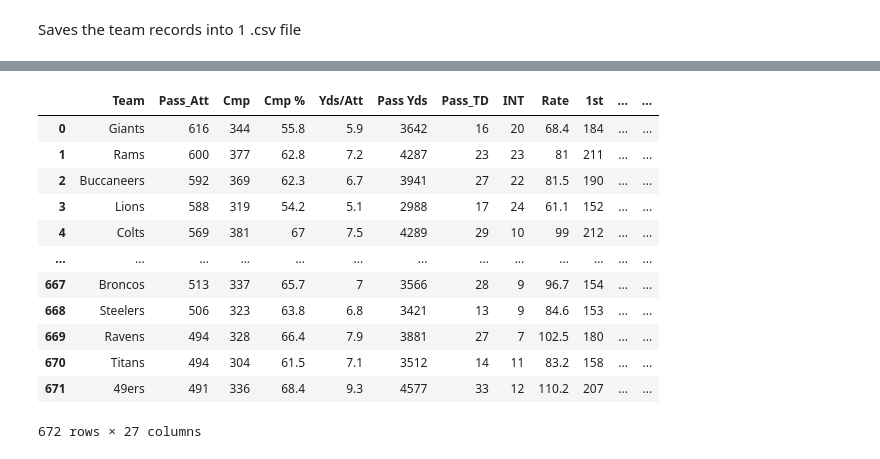
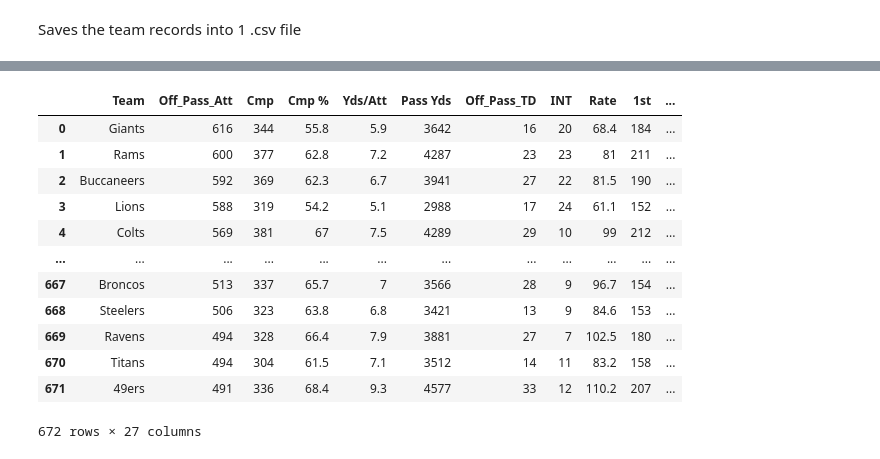
Before and after one commit to rajc90/NFL_TEAM_DATA, a Jupyter notebook: NFL_Data_Scraper.ipynb, the cells around one changed output, grey strips where cells are left out. Cells and saved outputs as stored; diff of their text form; code cells hidden in the pictures.

```diff
--- a/NFL_Data_Scraper.ipynb
+++ b/NFL_Data_Scraper.ipynb
@@ -67,0 +65,4 @@ team_records.head(2)
+# %%
+team_records['Superbowl?'] = False
+team_records.loc[(team_records['Playoffs?']) & (team_records['Losses_y'] == 0.0), 'Superbowl?'] = True
+team_records.head(5)
@@ -172,0 +189,10 @@ defense_stats
+# %%
+new_columns = {}
+for column in defense_stats.columns:
+    if column.endswith('_x'):
+        new_columns[column] = f"Def_Passing_{column.replace('_x', '')}"
+    elif column.endswith('_y') and column != 'INT_y':
+        new_columns[column] = f"Def_{column.replace('_y', '')}"
+    else:
+        new_columns[column] = f"Def_{column}"
+defense_stats.rename(columns = new_columns, inplace=True)
@@ -179,27 +232,29 @@ off_rushing_data = offense_data_dict['Rushing']
 # %%
 offensive_stats = pd.merge(off_passing_data, off_rushing_data, how='left',
                            on=["Team", "Year"])
 new_columns = {}
 for column in offensive_stats.columns:
     if column.endswith('_x'):
-        new_columns[column] = f"Pass_{column.replace('_x', '')}"
+        new_columns[column] = f"Off_Pass_{column.replace('_x', '')}"
     elif column.endswith('_y'):
-        new_columns[column] = f"Rush_{column.replace('_y', '')}"
+        new_columns[column] = f"Off_Rush_{column.replace('_y', '')}"
+    else:
+        new_columns[column] = f"Off_{column}"
 offensive_stats.rename(columns = new_columns, inplace=True)
 offensive_stats
 # %% [output]
-|  | Team | Pass_Att | Cmp | Cmp % | Yds/Att | Pass Yds | Pass_TD | INT | Rate | 1st | ... | ... |
-| 0 | Giants | 616 | 344 | 55.8 | 5.9 | 3642 | 16 | 20 | 68.4 | 184 | ... | ... |
-| 1 | Rams | 600 | 377 | 62.8 | 7.2 | 4287 | 23 | 23 | 81 | 211 | ... | ... |
-| 2 | Buccaneers | 592 | 369 | 62.3 | 6.7 | 3941 | 27 | 22 | 81.5 | 190 | ... | ... |
-| 3 | Lions | 588 | 319 | 54.2 | 5.1 | 2988 | 17 | 24 | 61.1 | 152 | ... | ... |
-| 4 | Colts | 569 | 381 | 67 | 7.5 | 4289 | 29 | 10 | 99 | 212 | ... | ... |
-| ... | ... | ... | ... | ... | ... | ... | ... | ... | ... | ... | ... | ... |
-| 667 | Broncos | 513 | 337 | 65.7 | 7 | 3566 | 28 | 9 | 96.7 | 154 | ... | ... |
-| 668 | Steelers | 506 | 323 | 63.8 | 6.8 | 3421 | 13 | 9 | 84.6 | 153 | ... | ... |
-| 669 | Ravens | 494 | 328 | 66.4 | 7.9 | 3881 | 27 | 7 | 102.5 | 180 | ... | ... |
-| 670 | Titans | 494 | 304 | 61.5 | 7.1 | 3512 | 14 | 11 | 83.2 | 158 | ... | ... |
-| 671 | 49ers | 491 | 336 | 68.4 | 9.3 | 4577 | 33 | 12 | 110.2 | 207 | ... | ... |
+|  | Team | Off_Pass_Att | Cmp | Cmp % | Yds/Att | Pass Yds | Off_Pass_TD | INT | Rate | 1st | ... |
+| 0 | Giants | 616 | 344 | 55.8 | 5.9 | 3642 | 16 | 20 | 68.4 | 184 | ... |
+| 1 | Rams | 600 | 377 | 62.8 | 7.2 | 4287 | 23 | 23 | 81 | 211 | ... |
+| 2 | Buccaneers | 592 | 369 | 62.3 | 6.7 | 3941 | 27 | 22 | 81.5 | 190 | ... |
+| 3 | Lions | 588 | 319 | 54.2 | 5.1 | 2988 | 17 | 24 | 61.1 | 152 | ... |
+| 4 | Colts | 569 | 381 | 67 | 7.5 | 4289 | 29 | 10 | 99 | 212 | ... |
+| ... | ... | ... | ... | ... | ... | ... | ... | ... | ... | ... | ... |
+| 667 | Broncos | 513 | 337 | 65.7 | 7 | 3566 | 28 | 9 | 96.7 | 154 | ... |
+| 668 | Steelers | 506 | 323 | 63.8 | 6.8 | 3421 | 13 | 9 | 84.6 | 153 | ... |
+| 669 | Ravens | 494 | 328 | 66.4 | 7.9 | 3881 | 27 | 7 | 102.5 | 180 | ... |
+| 670 | Titans | 494 | 304 | 61.5 | 7.1 | 3512 | 14 | 11 | 83.2 | 158 | ... |
+| 671 | 49ers | 491 | 336 | 68.4 | 9.3 | 4577 | 33 | 12 | 110.2 | 207 | ... |
 672 rows × 27 columns
 # %%
 offensive_stats.to_csv("C:/Users/rchap/Git/NFL_TEAM_DATA/NFL_Offensive_Stats.csv", index=False)
```
Also changed, not shown: parts of 17 cells of this notebook, 1 other file.
